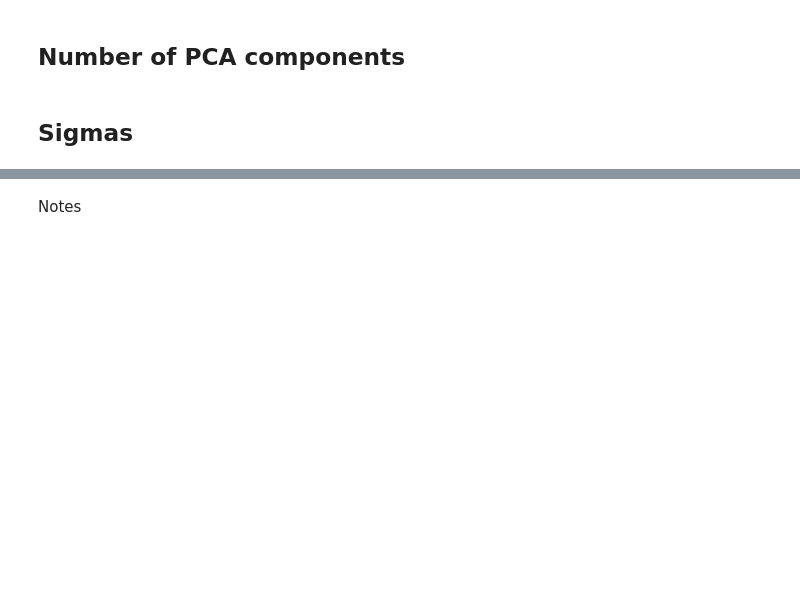
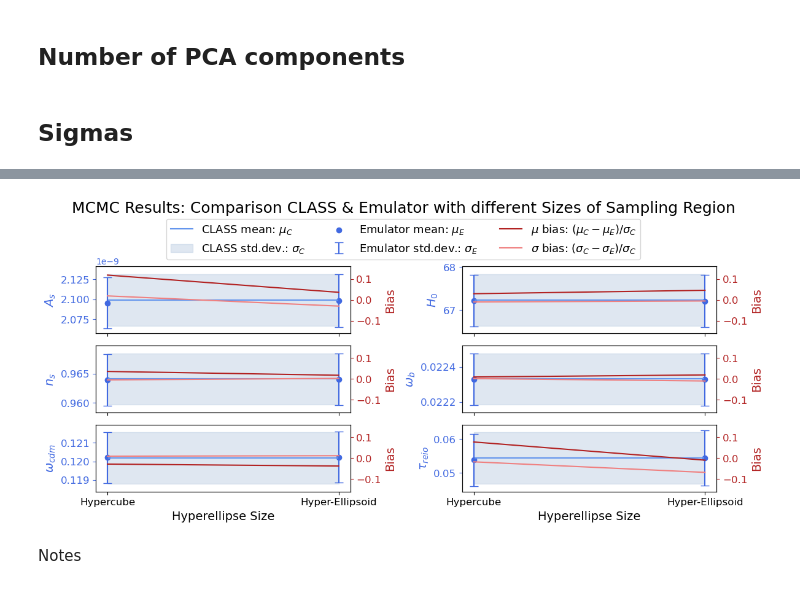
Before and after one commit to santiagocasas/looti, a Jupyter notebook: notebooks/cobaya_summary_plots.ipynb, the cells around one changed output, grey strips where cells are left out. Saved outputs shown, nothing was run; the diff lists cells and outputs as text; code cells hidden in the pictures; blank space fills up the shorter version.

```diff
--- a/notebooks/cobaya_summary_plots.ipynb
+++ b/notebooks/cobaya_summary_plots.ipynb
@@ -352,3 +376,99 @@ print('')
+# %%
+params = [ r'$A_{s}$', r'$H_{0}$', r'$n_{s}$', r'$\omega_{b}$', r'$\omega_{cdm}$', r'$\tau_{reio}$']
+
+bias_list = []
+sigmas_list = []
+for means_n, sigmas_n in zip(means, sigmas):
+    temp_bias = []
+    temp_sigmas = []
+    for index in range(len(means_n)):
+        # if index == 0:
+        #     print(index, params[index], means_class[index], means_n[index], sigmas_class[index])
+        bias = (means_class[index] - means_n[index]) / sigmas_class[index]
+        temp_bias.append(bias)
+        sigma = (sigmas_class[index]- sigmas_n[index]) / sigmas_class[index]
+        temp_sigmas.append(sigma)
+    bias_list.append(temp_bias)
+    sigmas_list.append(temp_sigmas)
+# %%
+fig, axs = plt.subplots(3, 2, figsize=(12,5))
+fig.set_tight_layout(tight=True)
+
+for index, param in enumerate(params):
+    if index == 0:
+        # class mean----------------------------------------------------------------------------------------------------------------
+        axs.ravel()[index].plot(looti_list, means_class[index]*np.ones(len(looti_list)),
+                                color='cornflowerblue', label=r'CLASS mean: $\mu_{C}$')
+        # class std.dev.
+        axs.ravel()[index].fill_between(looti_list, (means_class[index] - sigmas_class[index])*np.ones(len(looti_list)),
+                                        (means_class[index] + sigmas_class[index])*np.ones(len(looti_list)),
+                                        alpha=0.4, color='lightsteelblue', label=r'CLASS std.dev.: $\sigma_{C}$')
+
+        # emulator mean--------------------------------------------------------------------------------------------------------------
+        axs.ravel()[index].scatter(looti_list, means_ntrain[:,index],
+                                   marker='o', color='royalblue', label=r'Emulator mean: $\mu_{E}$')
+        # emulator std.dev.
+        axs.ravel()[index].errorbar(looti_list, means_ntrain[:,index], yerr=sigmas_ntrain[:,index],
+                                    fmt='None', capsize=5, color='royalblue', label=r'Emulator std.dev.: $\sigma_{E}$')
+
+        # y-limit to unify plots-----------------------------------------------------------------------------------------------------
+        axs.ravel()[index].set_ylim([means_class[index] - 1.3*sigmas_class[index], means_class[index] + 1.3*sigmas_class[index]])
+
+        # secondary y-axis------------------------------------------------------------------------------------------------------------
+        ax_temp = axs.ravel()[index].twinx()
+        # biases
+        ax_temp.plot(looti_list, (means_class[index] - means_ntrain[:,index]) / sigmas_class[index],
+                     color='firebrick', label=r'$\mu$ bias: $(\mu_{C} - \mu_{E}) / \sigma_{C}$')
+        ax_temp.plot(looti_list, (sigmas_class[index] - sigmas_ntrain[:,index]) / sigmas_class[index],
+                     color='lightcoral', label=r'$\sigma$ bias: $(\sigma_{C} - \sigma_{E}) / \sigma_{C}$')
+
+    else:
+        # class mean-----------------------------------------------------------------------------------------------------------------
+        axs.ravel()[index].plot(looti_list, means_class[index]*np.ones(len(looti_list)), color='cornflowerblue')
+        # class std.dev.
+        axs.ravel()[index].fill_between(looti_list, (means_class[index] - sigmas_class[index])*np.ones(len(looti_list)),
+                                        (means_class[index] + sigmas_class[index])*np.ones(len(looti_list)),
+                                        alpha=0.4, color='lightsteelblue')
+
+        # emulator mean--------------------------------------------------------------------------------------------------------------
+        axs.ravel()[index].scatter(looti_list, means_ntrain[:,index], marker='o', color='royalblue')
+        # emulator std.dev.
+        axs.ravel()[index].errorbar(looti_list, means_ntrain[:,index], yerr=sigmas_ntrain[:,index],
+                                    fmt='None', capsize=5, color='royalblue')
+
+        # y-limit to unify plots------------------------------------------------------------------------------------------------------
+        axs.ravel()[index].set_ylim([means_class[index] - 1.3*sigmas_class[index], means_class[index] + 1.3*sigmas_class[index]])
+
+        # secondary y-axis------------------------------------------------------------------------------------------------------------
+        ax_temp = axs.ravel()[index].twinx()
+        # biases
+        ax_temp.plot(looti_list, (means_class[index] - means_ntrain[:,index]) / sigmas_class[index], color='firebrick')
+        ax_temp.plot(looti_list, (sigmas_class[index] - sigmas_ntrain[:,index]) / sigmas_class[index], color='lightcoral')
+
+    # labels------------------------------------------------------------------------------------------
+    ax_temp.set_ylabel('Bias', color='firebrick', fontsize=14)
+    ax_temp.tick_params(axis='y', colors='firebrick', labelsize=12)
+    ax_temp.set_ylim([-0.16, 0.16])
+
+    axs.ravel()[index].set_ylabel(param, color='royalblue', fontsize=14)
+    axs.ravel()[index].tick_params(axis='y', colors='royalblue', labelsize=12)
+    axs.ravel()[index].set_xticks(looti_list)
+    axs.ravel()[index].set_xticklabels([])
+
+# legend, x-lables, title------------------------------------------------------------------------------
+fig.legend(loc='upper center', bbox_to_anchor=(0.5, 1.035), ncol=3, fancybox=True, fontsize=13)
+axs.ravel()[-1].set_xlabel('Hyperellipse Size', fontsize=14)
+axs.ravel()[-1].set_xticklabels([looti_str for looti_str in lootis], fontsize=12)
+axs.ravel()[-2].set_xlabel('Hyperellipse Size', fontsize=14)
+axs.ravel()[-2].set_xticklabels([looti_str for looti_str in lootis], fontsize=12)
+fig.suptitle('MCMC Results: Comparison CLASS & Emulator with different Sizes of Sampling Region', y=1.075, fontsize=18) #, **csfont
+
+# saving-----------------------------------------------------------------------------------------------
+# plt.savefig('../plots/final_plots/cobaya_class_looti_errorbar_cubeellipse_5sigma_ntrain500_npca15_new.png', bbox_inches='tight')
+# plt.savefig('../plots/final_plots/cobaya_class_looti_errorbar_cubeellipse_5sigma_ntrain500_npca15_new.pdf', bbox_inches='tight')
+print('')
+# %% [output]
+[figure, added]
 # %% [markdown]
 Notes
 # %%
```
Also changed, not shown: parts of 5 cells of this notebook, 3 other files.
